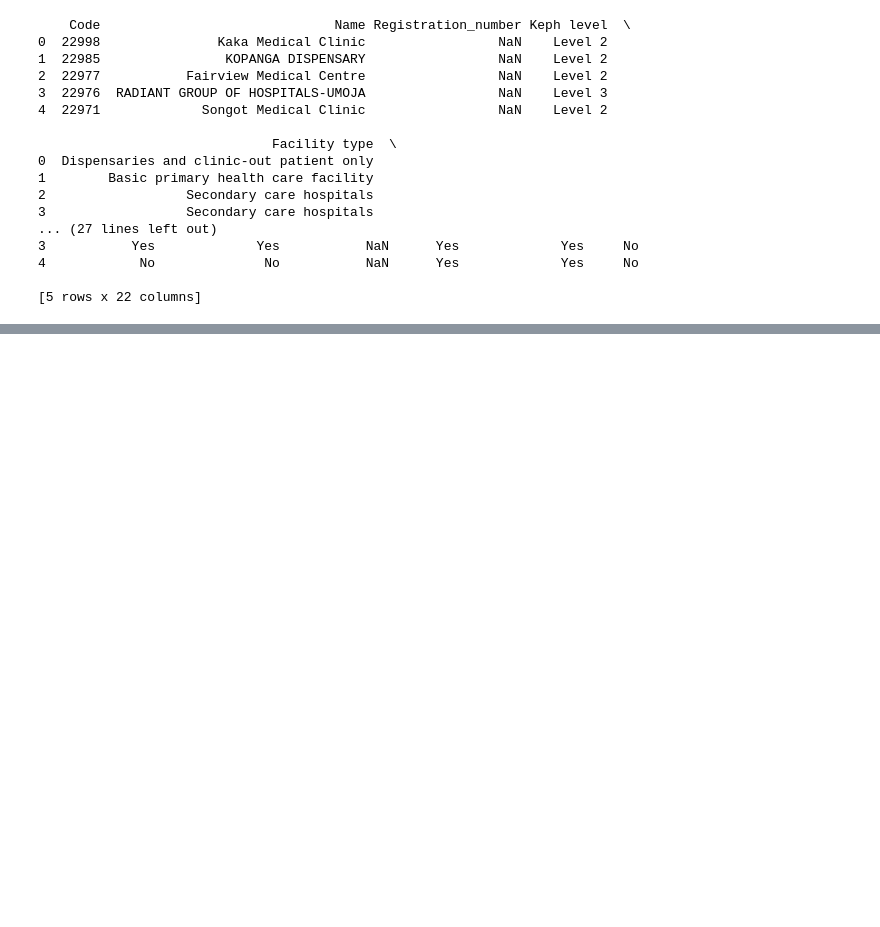
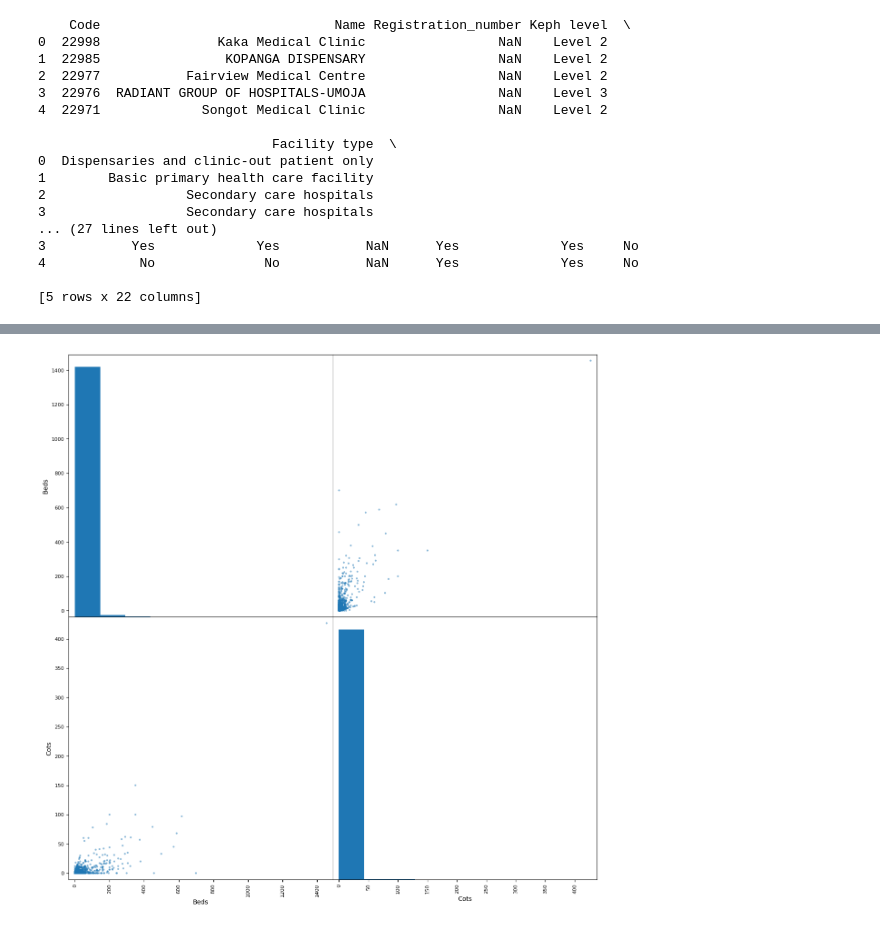
Before and after one commit to evans-nyang/healthcare-facilities, a Jupyter notebook: notebooks/etlUno.ipynb, the cells around one changed output, grey strips where cells are left out. Saved outputs shown, nothing was run; the diff lists cells and outputs as text; code cells hidden in the pictures; blank space fills up the shorter version.

```diff
--- a/notebooks/etlUno.ipynb
+++ b/notebooks/etlUno.ipynb
@@ -68,0 +126,10 @@ dtype: int64
+# %%
+# Plot scatterplots to visualize correlations of few selected features
+scatter_features = ['Beds', 'Cots']
+
+
+# Then, plot the scatter matrix using pd.plotting.scatter_matrix() function
+pd.plotting.scatter_matrix(df[scatter_features], figsize=(15, 15))
+plt.show()
+# %% [output]
+[figure, added]
```
Also changed, not shown: parts of 15 cells of this notebook.
